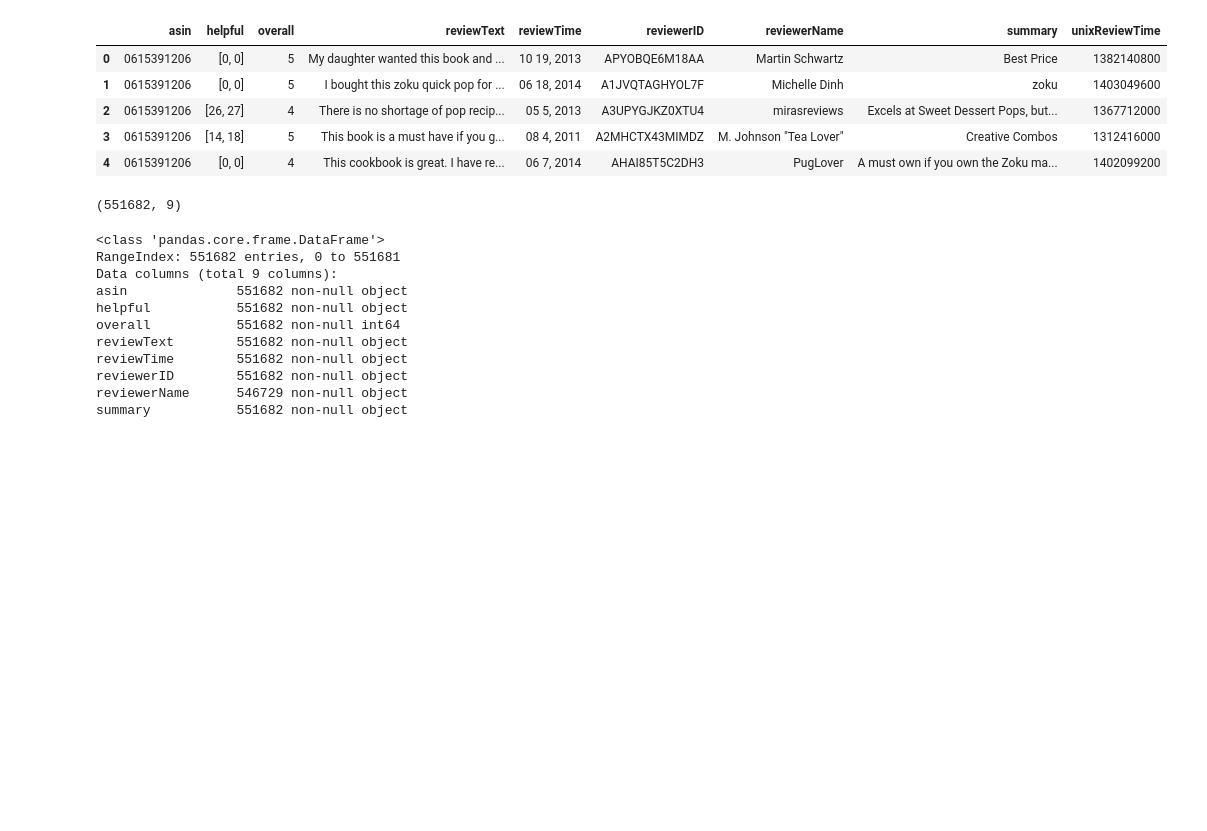
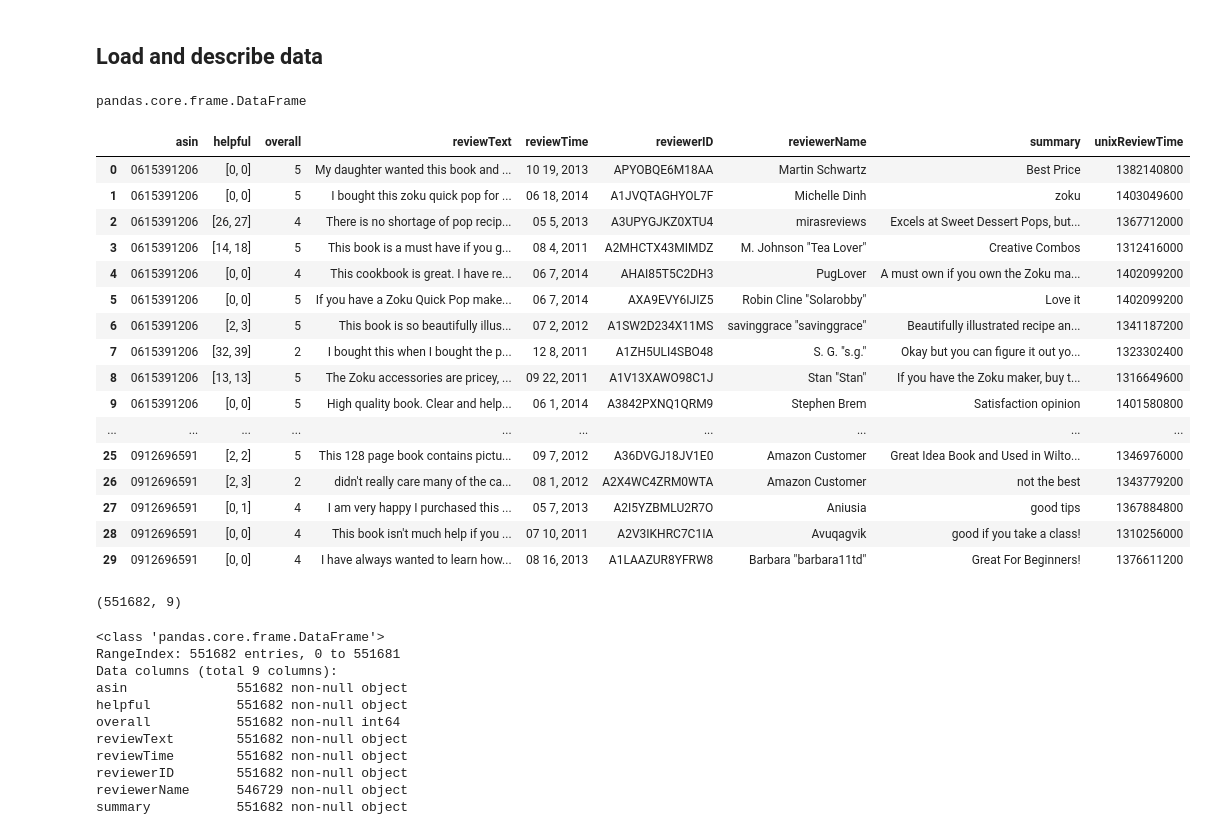
Before and after one commit to UCB-MIDS/InsightsFromReviews, a Jupyter notebook: eda/home-EDA.ipynb, the cells around one changed output. Drawn from its saved outputs; the diff is of its cells as text; code cells hidden in the pictures; blank space fills up the shorter version.

```diff
--- a/eda/home-EDA.ipynb
+++ b/eda/home-EDA.ipynb
@@ -9,20 +11,37 @@ from sklearn.feature_extraction.text import CountVectorizer, TfidfVectorizer
 from sklearn.decomposition import NMF, TruncatedSVD
 # %%
 import json
+# %% [markdown]
+## Load and describe data
 # %%
 file = '/Users/gkhanna/Downloads/reviews_Home_and_Kitchen_5.json'
 # %%
 
 df_reviews = pd.read_json(file, orient='records', lines='True')
+# %%
+type(df_reviews)
+# %% [output]
+pandas.core.frame.DataFrame
 # %%
-df_reviews.head()
+df_reviews.head(30)
 # %% [output]
 |  | asin | helpful | overall | reviewText | reviewTime | reviewerID | reviewerName | summary | unixReviewTime |
 | 0 | 0615391206 | [0, 0] | 5 | My daughter wanted this book and ... | 10 19, 2013 | APYOBQE6M18AA | Martin Schwartz | Best Price | 1382140800 |
 | 1 | 0615391206 | [0, 0] | 5 | I bought this zoku quick pop for ... | 06 18, 2014 | A1JVQTAGHYOL7F | Michelle Dinh | zoku | 1403049600 |
 | 2 | 0615391206 | [26, 27] | 4 | There is no shortage of pop recip... | 05 5, 2013 | A3UPYGJKZ0XTU4 | mirasreviews | Excels at Sweet Dessert Pops, but... | 1367712000 |
 | 3 | 0615391206 | [14, 18] | 5 | This book is a must have if you g... | 08 4, 2011 | A2MHCTX43MIMDZ | M. Johnson "Tea Lover" | Creative Combos | 1312416000 |
 | 4 | 0615391206 | [0, 0] | 4 | This cookbook is great. I have re... | 06 7, 2014 | AHAI85T5C2DH3 | PugLover | A must own if you own the Zoku ma... | 1402099200 |
+| 5 | 0615391206 | [0, 0] | 5 | If you have a Zoku Quick Pop make... | 06 7, 2014 | AXA9EVY6IJIZ5 | Robin Cline "Solarobby" | Love it | 1402099200 |
+| 6 | 0615391206 | [2, 3] | 5 | This book is so beautifully illus... | 07 2, 2012 | A1SW2D234X11MS | savinggrace "savinggrace" | Beautifully illustrated recipe an... | 1341187200 |
+| 7 | 0615391206 | [32, 39] | 2 | I bought this when I bought the p... | 12 8, 2011 | A1ZH5ULI4SBO48 | S. G. "s.g." | Okay but you can figure it out yo... | 1323302400 |
+| 8 | 0615391206 | [13, 13] | 5 | The Zoku accessories are pricey, ... | 09 22, 2011 | A1V13XAWO98C1J | Stan "Stan" | If you have the Zoku maker, buy t... | 1316649600 |
+| 9 | 0615391206 | [0, 0] | 5 | High quality book. Clear and help... | 06 1, 2014 | A3842PXNQ1QRM9 | Stephen Brem | Satisfaction opinion | 1401580800 |
+| ... | ... | ... | ... | ... | ... | ... | ... | ... | ... |
+| 25 | 0912696591 | [2, 2] | 5 | This 128 page book contains pictu... | 09 7, 2012 | A36DVGJ18JV1E0 | Amazon Customer | Great Idea Book and Used in Wilto... | 1346976000 |
+| 26 | 0912696591 | [2, 3] | 2 | didn't really care many of the ca... | 08 1, 2012 | A2X4WC4ZRM0WTA | Amazon Customer | not the best | 1343779200 |
+| 27 | 0912696591 | [0, 1] | 4 | I am very happy I purchased this ... | 05 7, 2013 | A2I5YZBMLU2R7O | Aniusia | good tips | 1367884800 |
+| 28 | 0912696591 | [0, 0] | 4 | This book isn't much help if you ... | 07 10, 2011 | A2V3IKHRC7C1IA | Avuqagvik | good if you take a class! | 1310256000 |
+| 29 | 0912696591 | [0, 0] | 4 | I have always wanted to learn how... | 08 16, 2013 | A1LAAZUR8YFRW8 | Barbara "barbara11td" | Great For Beginners! | 1376611200 |
 # %%
 df_reviews.shape
 # %% [output]
```
Also changed, not shown: parts of 49 cells of this notebook.
